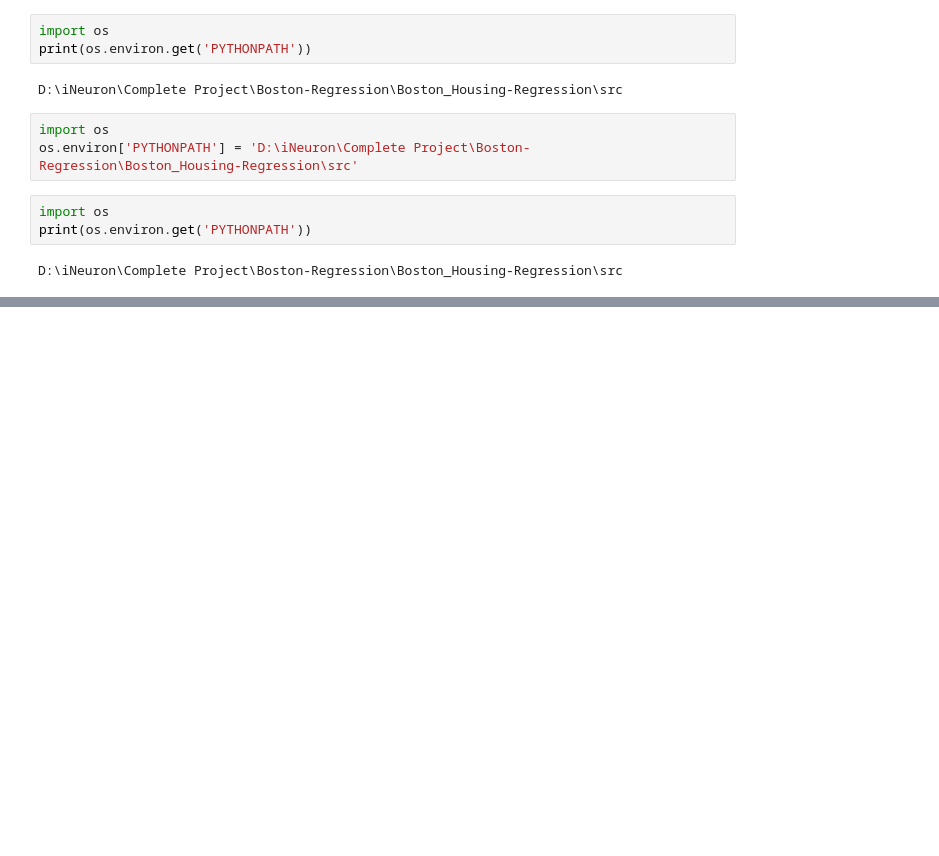
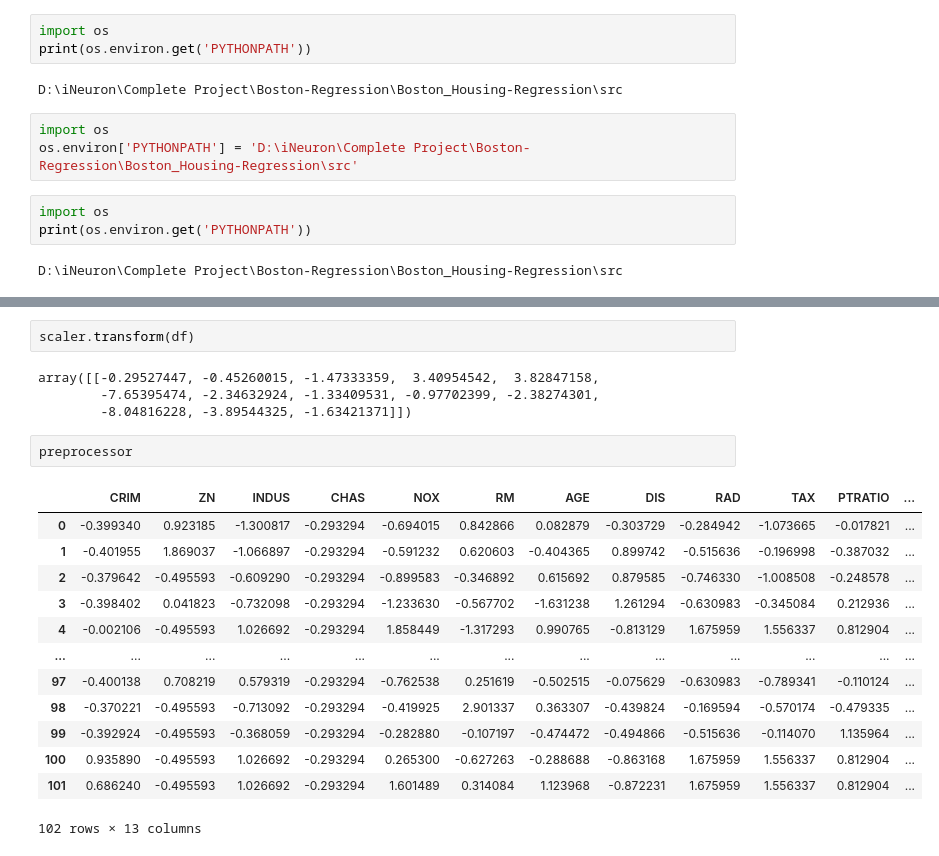
Before and after one commit to PyBeginner1/Boston_Housing-Regression, a Jupyter notebook: notebook/stage02.ipynb, the cells around one changed output, grey strips where cells are left out. Saved outputs shown, nothing was run; the diff lists cells and outputs as text; blank space fills up the shorter version.

```diff
--- a/notebook/stage02.ipynb
+++ b/notebook/stage02.ipynb
@@ -129,0 +173,22 @@ D:\iNeuron\Complete Project\Boston-Regression\Boston_Housing-Regression\src
+# %%
+scaler.transform(df)
+# %% [output]
+array([[-0.29527447, -0.45260015, -1.47333359,  3.40954542,  3.82847158,
+        -7.65395474, -2.34632924, -1.33409531, -0.97702399, -2.38274301,
+        -8.04816228, -3.89544325, -1.63421371]])
+# %%
+preprocessor
+# %% [output]
+|  | CRIM | ZN | INDUS | CHAS | NOX | RM | AGE | DIS | RAD | TAX | PTRATIO | ... |
+| 0 | -0.399340 | 0.923185 | -1.300817 | -0.293294 | -0.694015 | 0.842866 | 0.082879 | -0.303729 | -0.284942 | -1.073665 | -0.017821 | ... |
+| 1 | -0.401955 | 1.869037 | -1.066897 | -0.293294 | -0.591232 | 0.620603 | -0.404365 | 0.899742 | -0.515636 | -0.196998 | -0.387032 | ... |
+| 2 | -0.379642 | -0.495593 | -0.609290 | -0.293294 | -0.899583 | -0.346892 | 0.615692 | 0.879585 | -0.746330 | -1.008508 | -0.248578 | ... |
+| 3 | -0.398402 | 0.041823 | -0.732098 | -0.293294 | -1.233630 | -0.567702 | -1.631238 | 1.261294 | -0.630983 | -0.345084 | 0.212936 | ... |
+| 4 | -0.002106 | -0.495593 | 1.026692 | -0.293294 | 1.858449 | -1.317293 | 0.990765 | -0.813129 | 1.675959 | 1.556337 | 0.812904 | ... |
+| ... | ... | ... | ... | ... | ... | ... | ... | ... | ... | ... | ... | ... |
+| 97 | -0.400138 | 0.708219 | 0.579319 | -0.293294 | -0.762538 | 0.251619 | -0.502515 | -0.075629 | -0.630983 | -0.789341 | -0.110124 | ... |
+| 98 | -0.370221 | -0.495593 | -0.713092 | -0.293294 | -0.419925 | 2.901337 | 0.363307 | -0.439824 | -0.169594 | -0.570174 | -0.479335 | ... |
+| 99 | -0.392924 | -0.495593 | -0.368059 | -0.293294 | -0.282880 | -0.107197 | -0.474472 | -0.494866 | -0.515636 | -0.114070 | 1.135964 | ... |
+| 100 | 0.935890 | -0.495593 | 1.026692 | -0.293294 | 0.265300 | -0.627263 | -0.288688 | -0.863168 | 1.675959 | 1.556337 | 0.812904 | ... |
+| 101 | 0.686240 | -0.495593 | 1.026692 | -0.293294 | 1.601489 | 0.314084 | 1.123968 | -0.872231 | 1.675959 | 1.556337 | 0.812904 | ... |
+102 rows × 13 columns
```
Also changed, not shown: parts of 6 cells of this notebook, 7 other files.
